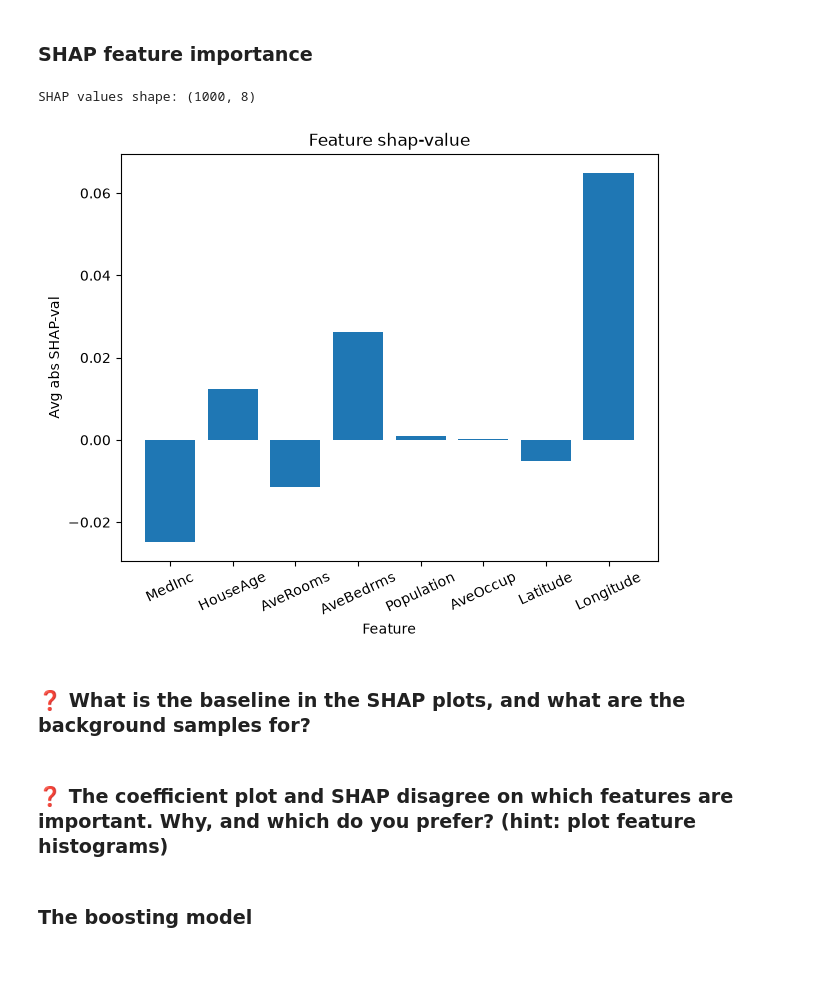
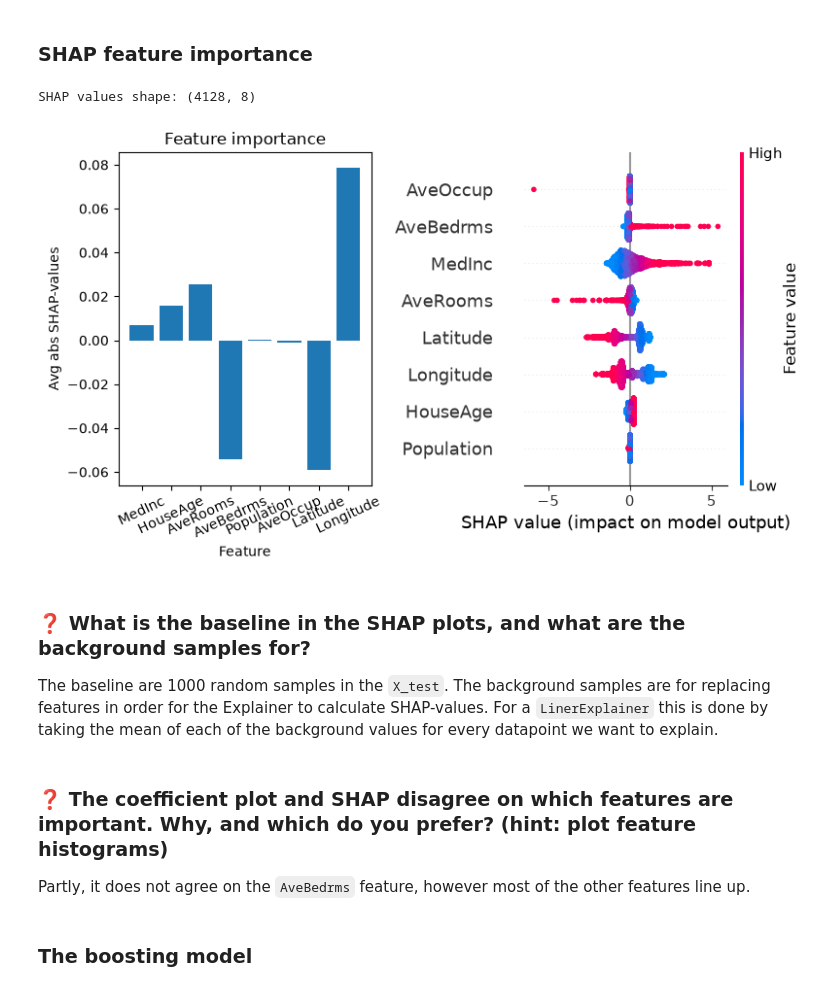
Before and after one commit to savmidt/tdt4172_intro_ml, a Jupyter notebook: Assigment4/Project4_XAI.ipynb, the cells around one changed output. Drawn from its saved outputs; the diff is of its cells as text; code cells hidden in the pictures; blank space fills up the shorter version.

Commit message:
done ex4

```diff
--- a/Assigment4/Project4_XAI.ipynb
+++ b/Assigment4/Project4_XAI.ipynb
@@ -117,27 +117,42 @@ plt.show()
 ### SHAP feature importance
 # %%
 # We need to provide SHAP a background dataset for reference samples.
-background = X_train.sample(n = 1000, random_state=42) # 1000 random samples for reference, random-state for reproducability
+background = X_train
 explainer = shap.Explainer(linear_model, background)
-shap_values = explainer(X_test.sample(n = 1000, random_state=42)) # using the test-dataset in order to ensure not using any from the same dataset as background
+shap_values = explainer(X_test)
 print(f"SHAP values shape: {shap_values.shape}")
 # TODO: bar plot with averaged absolute SHAP values
 shap_avg = np.mean(shap_values.values, axis=0)
 
-plt.bar(X_train.columns, shap_avg)
-plt.xlabel("Feature")
-plt.ylabel("Avg abs SHAP-val")
+fig, axes = plt.subplots(1, 2, figsize=(20, 6))
+
+# Subplot 1: Average absolute SHAP values
+axes[0].bar(X_train.columns, shap_avg)
+axes[0].set_xlabel("Feature")
+axes[0].set_ylabel("Avg abs SHAP-values")
+axes[0].set_title("Feature importance")
+axes[0].tick_params(axis="x", rotation=25)
+
+# Subplot 2: SHAP beeswarm
+shap.plots.beeswarm(
+    shap_values,
+    order=shap_values.abs.max(0),
+    show=False
+)
+
+# Flytt beeswarm-plottet til subplot 2
+plt.sca(axes[1])
 plt.tight_layout()
-plt.title("Feature shap-value")
-plt.xticks(rotation=25)
 plt.show()
 # %% [output]
-SHAP values shape: (1000, 8)
+SHAP values shape: (4128, 8)
-[figure, old version]
+[figure, new version]
-# %% [markdown]
-### ❓ What is the baseline in the SHAP plots, and what are the background samples for?
+# %% [markdown]
+### ❓ What is the baseline in the SHAP plots, and what are the background samples for?
+The baseline are 1000 random samples in the `X_test`. The background samples are for replacing features in order for the Explainer to calculate SHAP-values. For a `LinerExplainer` this is done by taking the mean of each of the background values for every datapoint we want to explain.
 # %% [markdown]
 ### ❓ The coefficient plot and SHAP disagree on which features are important. Why, and which do you prefer? (hint: plot feature histograms)
+Partly, it does not agree on the `AveBedrms` feature, however most of the other features line up.
 # %% [markdown]
 ### The boosting model
 # %%
```
Also changed, not shown: parts of 25 cells of this notebook, 1 other file.
